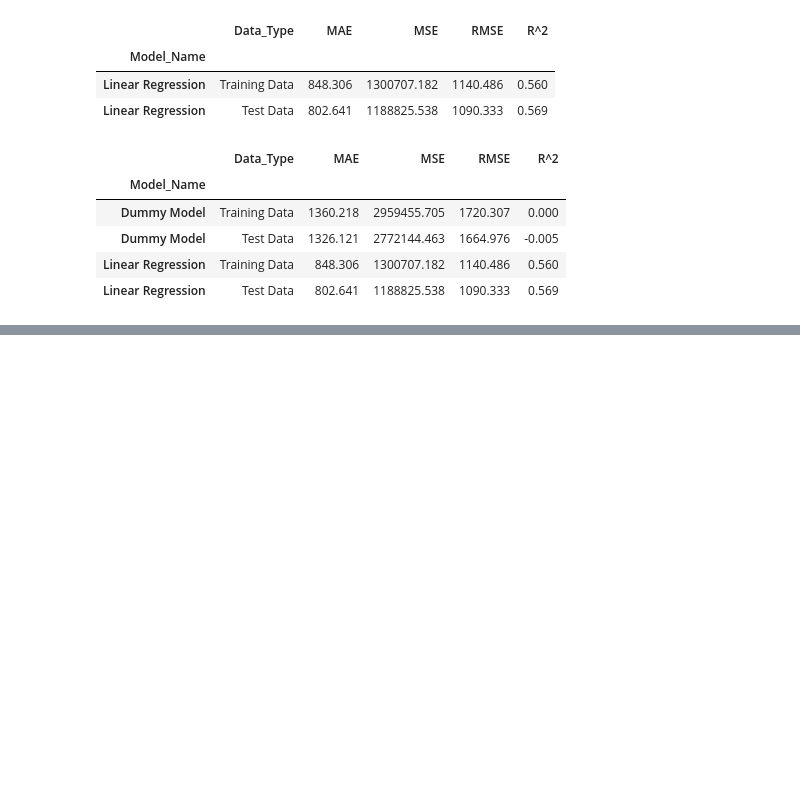
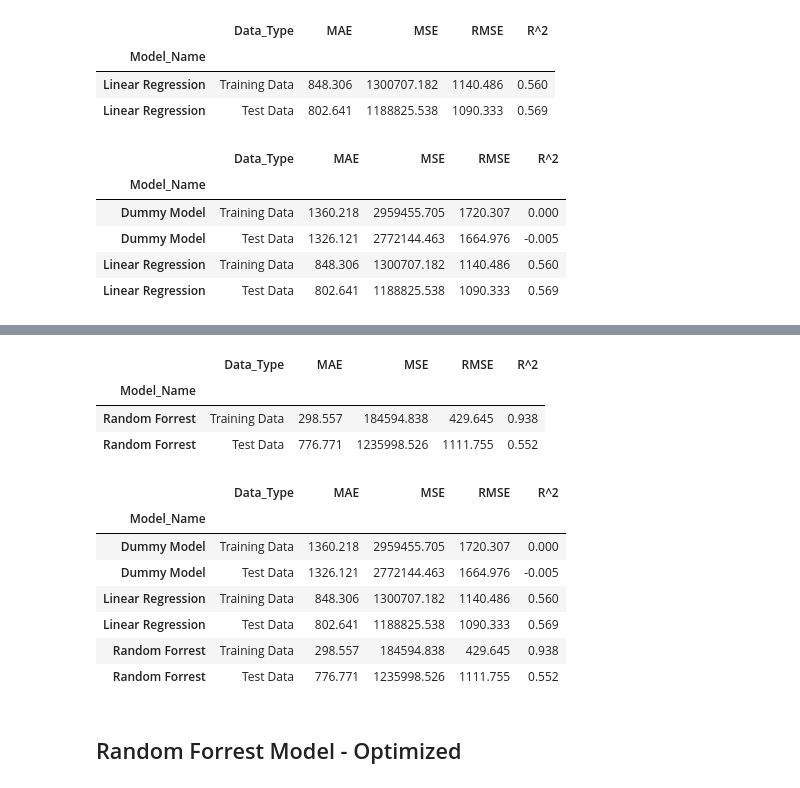
Before and after one commit to Carla9711/Prediction-of-Product-Sales, a Jupyter notebook: Prediction of Product Sales.ipynb, the cells around one changed output, grey strips where cells are left out. Drawn from its saved outputs; the diff is of its cells as text; code cells hidden in the pictures; blank space fills up the shorter version.

```diff
--- a/Prediction of Product Sales.ipynb
+++ b/Prediction of Product Sales.ipynb
@@ -1738,0 +1743,9 @@ score_df
+# %%
+# Instantiate default random forest model
+rf = RandomForestRegressor(random_state = 42)
+
+## Create a model pipeline
+rf_pipe = make_pipeline(Preprocessing, rf)
+
+## Fit the model
+rf_pipe.fit(X_train, y_train)
@@ -1738,0 +1788,27 @@ score_df
+# %%
+df_rf= evaluate_regression(rf_pipe, X_train, y_train, X_test, y_test, verbose=False,output_frame=True)
+# %%
+# add column Model_Name to dataframe
+df_rf['Model_Name'] = 'Random Forrest'
+df_rf = df_rf.reset_index()
+# Set index of data frame
+df_rf = df_rf.set_index('Model_Name')
+df_rf = df_rf.rename(columns={'index':'Data_Type'})
+df_rf
+# %% [output]
+|  | Data_Type | MAE | MSE | RMSE | R^2 |
+| Model_Name |  |  |  |  |  |
+| Random Forrest | Training Data | 298.557 | 184594.838 | 429.645 | 0.938 |
+| Random Forrest | Test Data | 776.771 | 1235998.526 | 1111.755 | 0.552 |
+# %%
+score_df = pd.concat([df_dummy, df_lin_reg, df_rf])
+score_df
+# %% [output]
+|  | Data_Type | MAE | MSE | RMSE | R^2 |
+| Model_Name |  |  |  |  |  |
+| Dummy Model | Training Data | 1360.218 | 2959455.705 | 1720.307 | 0.000 |
+| Dummy Model | Test Data | 1326.121 | 2772144.463 | 1664.976 | -0.005 |
+| Linear Regression | Training Data | 848.306 | 1300707.182 | 1140.486 | 0.560 |
+| Linear Regression | Test Data | 802.641 | 1188825.538 | 1090.333 | 0.569 |
+| Random Forrest | Training Data | 298.557 | 184594.838 | 429.645 | 0.938 |
+| Random Forrest | Test Data | 776.771 | 1235998.526 | 1111.755 | 0.552 |
@@ -1738,0 +1818,2 @@ score_df
+# %% [markdown]
+## Random Forrest Model - Optimized
```
Also changed, not shown: parts of 11 cells of this notebook.
